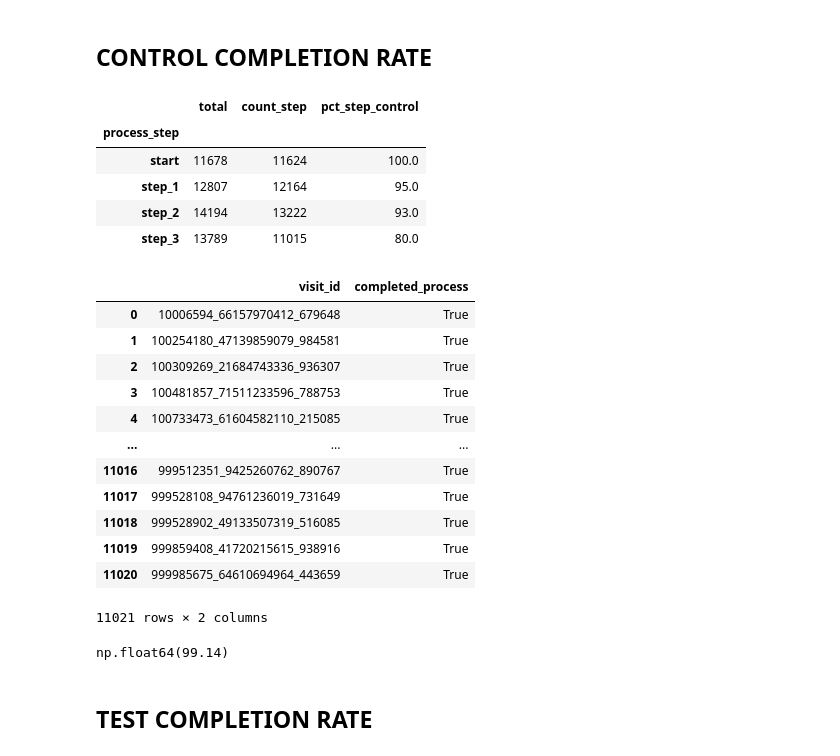
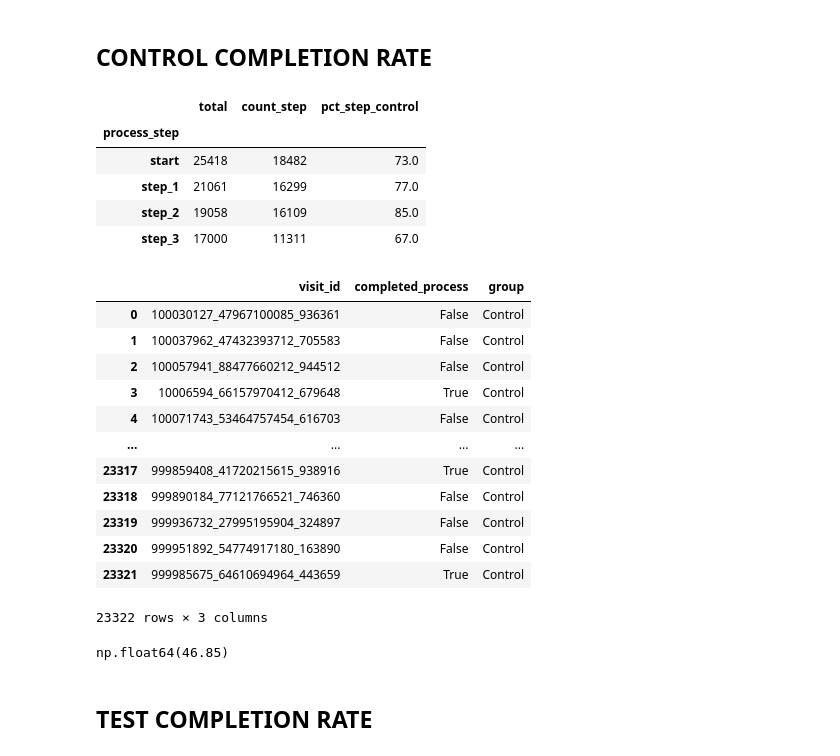
Before and after one commit to rachelv2/vanguard-ab-test, a Jupyter notebook: notebooks/KPI_completion.ipynb, the cells around one changed output. Cells and saved outputs as stored; diff of their text form; code cells hidden in the pictures.

```diff
--- a/notebooks/KPI_completion.ipynb
+++ b/notebooks/KPI_completion.ipynb
@@ -9,7 +12,7 @@ with open('../config.yaml', 'r') as file:
     config = yaml.safe_load(file)
 # %%
 # import the datasets
-df = pd.read_csv(config["output_data"]["file6"])
+df = pd.read_csv(config["output_data"]["file5"])
 # %%
 # drop unamed
 df = df.drop(columns=['Unnamed: 0'])
@@ -32,3 +37,43 @@ df.head(5)
+# %%
+# Sort by visit_id and date_time to ensure chronological order
+df = df.sort_values(['visit_id', 'date_time'])
+
+# Compare each start with the previous row in the same visit
+df['prev_step'] = df.groupby('visit_id')['process_step'].shift(1)
+
+# Keep rows:
+# - all non-start steps, OR
+# - first start in a consecutive sequence
+df = df[
+    (df['process_step'] != 'start') |
+    ((df['process_step'] == 'start') & (df['prev_step'] != 'start'))
+]
+
+# Drop helper column
+df = df.drop(columns=['prev_step'])
+
+# Reset index for clean DataFrame
+df = df.reset_index(drop=True)
+# %%
+# Sort by visit_id and date_time
+df = df.sort_values(['visit_id', 'date_time'])
+
+# Compare each confirm with the next row in the same visit
+df['next_step'] = df.groupby('visit_id')['process_step'].shift(-1)
+
+# Keep rows:
+# - all non-confirm steps, OR
+# - last confirm in a consecutive sequence (next_step != confirm)
+df = df[
+    (df['process_step'] != 'confirm') |
+    ((df['process_step'] == 'confirm') & (df['next_step'] != 'confirm'))
+]
+
+# Drop helper column
+df = df.drop(columns=['next_step'])
+
+# Reset index for a clean DataFrame
+df = df.reset_index(drop=True)
 # %% [markdown]
 ## Mapping steps and calculate difference
 # %%
@@ -87,54 +132,54 @@ kp1_by_step_control
 # %% [output]
 |  | total | count_step | pct_step_control |
 | process_step |  |  |  |
-| start | 11678 | 11624 | 100.0 |
-| step_1 | 12807 | 12164 | 95.0 |
-| step_2 | 14194 | 13222 | 93.0 |
-| step_3 | 13789 | 11015 | 80.0 |
+| start | 25418 | 18482 | 73.0 |
+| step_1 | 21061 | 16299 | 77.0 |
+| step_2 | 19058 | 16109 | 85.0 |
+| step_3 | 17000 | 11311 | 67.0 |
 # %%
 # list of the correct sequence
 funnel = ['start', 'step_1', 'step_2', 'step_3', 'confirm']
 
 # function to check if the sequence exsits in a visit
 def has_complete_funnel(visit_df):
     # sort the visit chronologically
     steps = visit_df.sort_values('date_time')['process_step'].tolist()
 
     funnel_index = 0  # pointer to track position in funnel
     for step in steps:
         if step == funnel[funnel_index]:
             funnel_index += 1
             if funnel_index == len(funnel):  # all steps found
                 return True
     return False  # funnel not complete
 
 # per visit_id
 funnel_per_visit_control = df_control.groupby('visit_id').apply(has_complete_funnel).reset_index()
 funnel_per_visit_control.columns = ['visit_id', 'completed_process']
 
-
+funnel_per_visit_control["group"] = "Control"
 funnel_per_visit_control
 # %% [output]
-|  | visit_id | completed_process |
-| 0 | 10006594_66157970412_679648 | True |
-| 1 | 100254180_47139859079_984581 | True |
-| 2 | 100309269_21684743336_936307 | True |
-| 3 | 100481857_71511233596_788753 | True |
-| 4 | 100733473_61604582110_215085 | True |
-| ... | ... | ... |
-| 11016 | 999512351_9425260762_890767 | True |
-| 11017 | 999528108_94761236019_731649 | True |
-| 11018 | 999528902_49133507319_516085 | True |
-| 11019 | 999859408_41720215615_938916 | True |
-| 11020 | 999985675_64610694964_443659 | True |
+|  | visit_id | completed_process | group |
+| 0 | 100030127_47967100085_936361 | False | Control |
+| 1 | 100037962_47432393712_705583 | False | Control |
+| 2 | 100057941_88477660212_944512 | False | Control |
+| 3 | 10006594_66157970412_679648 | True | Control |
+| 4 | 100071743_53464757454_616703 | False | Control |
+| ... | ... | ... | ... |
+| 23317 | 999859408_41720215615_938916 | True | Control |
+| 23318 | 999890184_77121766521_746360 | False | Control |
+| 23319 | 999936732_27995195904_324897 | False | Control |
+| 23320 | 999951892_54774917180_163890 | False | Control |
+| 23321 | 999985675_64610694964_443659 | True | Control |
-11021 rows × 2 columns
+23322 rows × 3 columns
 # %%
 # calculate number of visits that have at least one completed sequence (from start to confirm without errors)
 num_true = funnel_per_visit_control['completed_process'].value_counts()[True]
 control_completion_rate = round((num_true / len(funnel_per_visit_control['completed_process']))*100,2)
 control_completion_rate
 # %% [output]
-np.float64(99.14)
+np.float64(46.85)
 # %% [markdown]
 ## TEST COMPLETION RATE
 # %%
```
Also changed, not shown: parts of 13 cells of this notebook, 4 other files.
